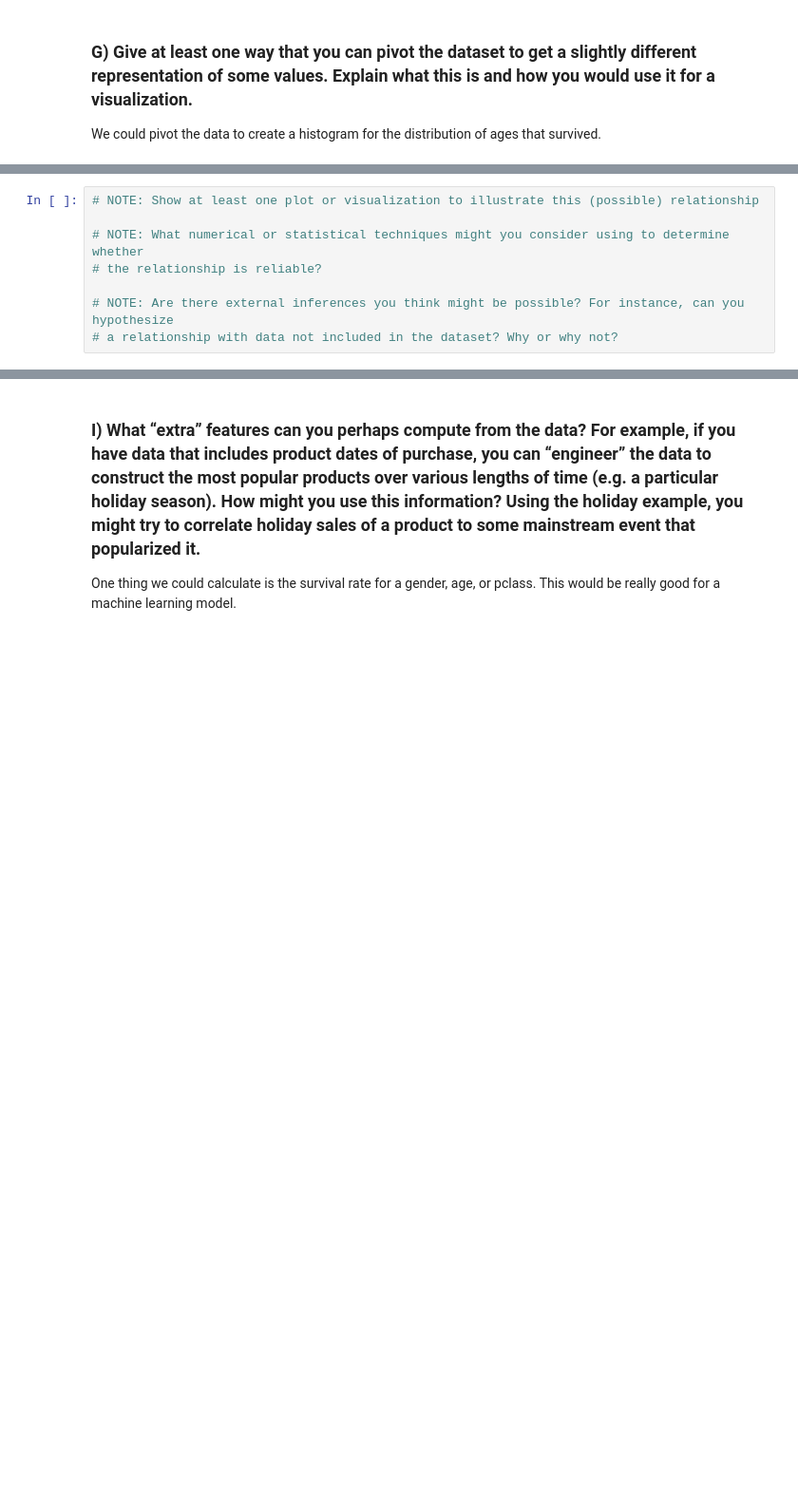
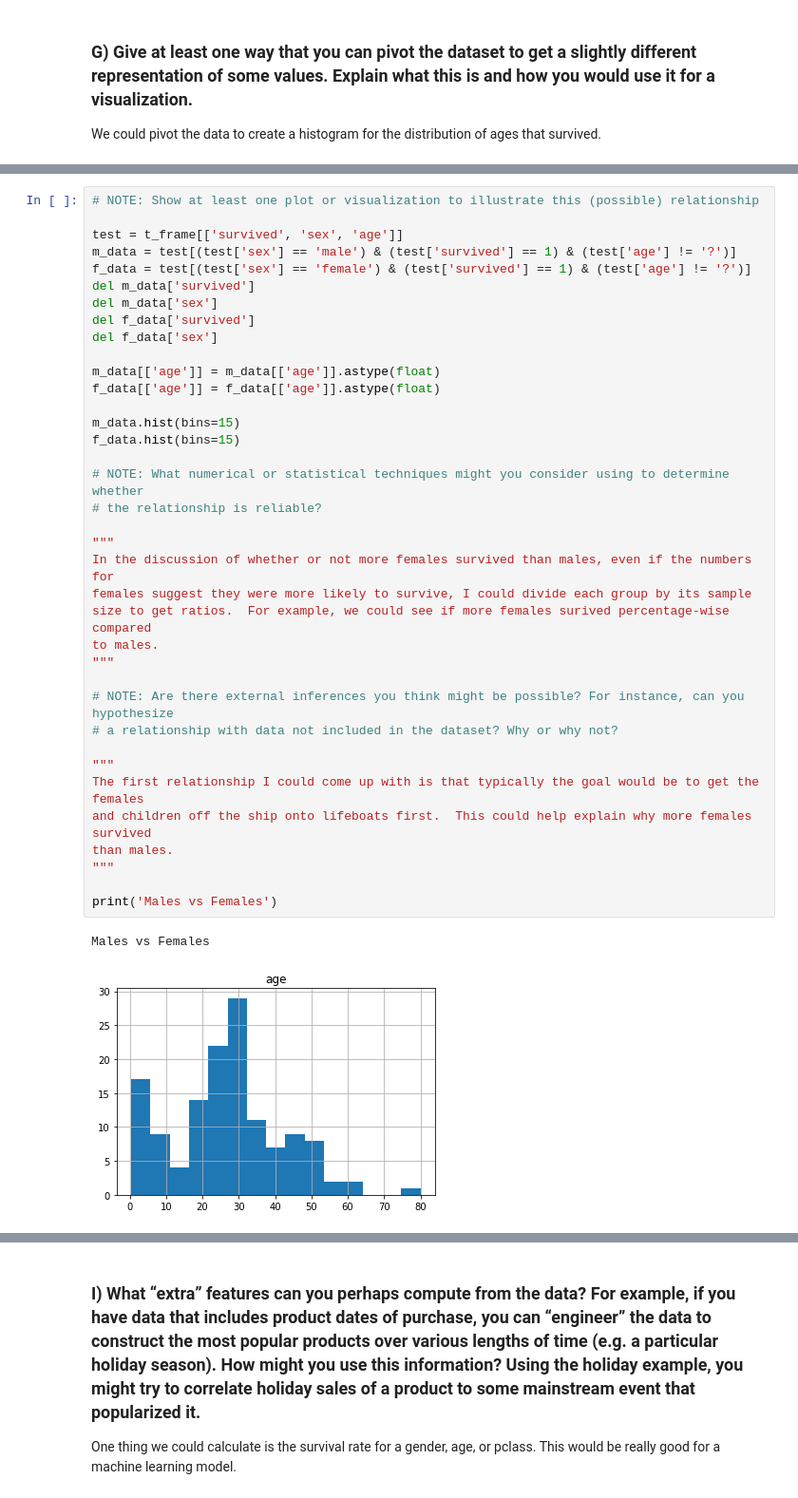
Before and after one commit to jventura1738/COSC311, a Jupyter notebook: Project1_Titanic/titanic.ipynb, the cells around one changed output, grey strips where cells are left out. Shown at 95% size. Drawn from its saved outputs; the diff is of its cells as text; blank space fills up the shorter version.

```diff
--- a/Project1_Titanic/titanic.ipynb
+++ b/Project1_Titanic/titanic.ipynb
@@ -88,8 +110,40 @@ We could pivot the data to create a histogram for the distribution of ages that
-# %%
-# NOTE: Show at least one plot or visualization to illustrate this (possible) relationship
-
-# NOTE: What numerical or statistical techniques might you consider using to determine whether
-# the relationship is reliable?
-
-# NOTE: Are there external inferences you think might be possible? For instance, can you hypothesize
-# a relationship with data not included in the dataset? Why or why not?
+# %%
+# NOTE: Show at least one plot or visualization to illustrate this (possible) relationship
+
+test = t_frame[['survived', 'sex', 'age']]
+m_data = test[(test['sex'] == 'male') & (test['survived'] == 1) & (test['age'] != '?')]
+f_data = test[(test['sex'] == 'female') & (test['survived'] == 1) & (test['age'] != '?')]
+del m_data['survived']
+del m_data['sex']
+del f_data['survived']
+del f_data['sex']
+
+m_data[['age']] = m_data[['age']].astype(float)
+f_data[['age']] = f_data[['age']].astype(float)
+
+m_data.hist(bins=15)
+f_data.hist(bins=15)
+
+# NOTE: What numerical or statistical techniques might you consider using to determine whether
+# the relationship is reliable?
+
+"""
+In the discussion of whether or not more females survived than males, even if the numbers for
+females suggest they were more likely to survive, I could divide each group by its sample
+size to get ratios.  For example, we could see if more females surived percentage-wise compared
+to males.
+"""
+
+# NOTE: Are there external inferences you think might be possible? For instance, can you hypothesize
+# a relationship with data not included in the dataset? Why or why not?
+
+"""
+The first relationship I could come up with is that typically the goal would be to get the females
+and children off the ship onto lifeboats first.  This could help explain why more females survived
+than males.
+"""
+
+print('Males vs Females')
+# %% [output]
+Males vs Females
+[figure, added]
```
Also changed, not shown: parts of 5 cells of this notebook.
